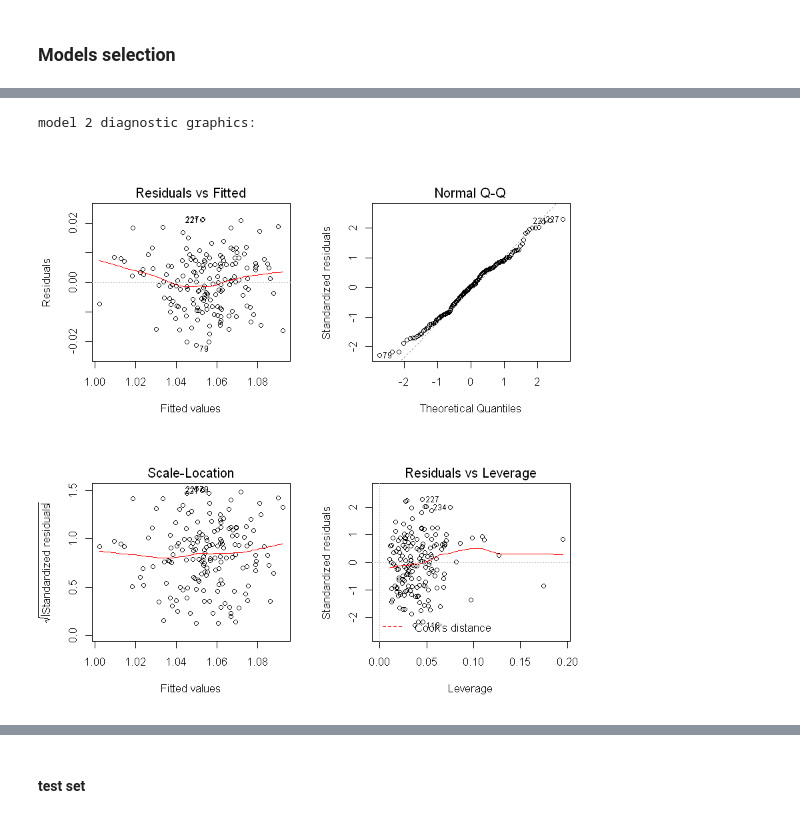
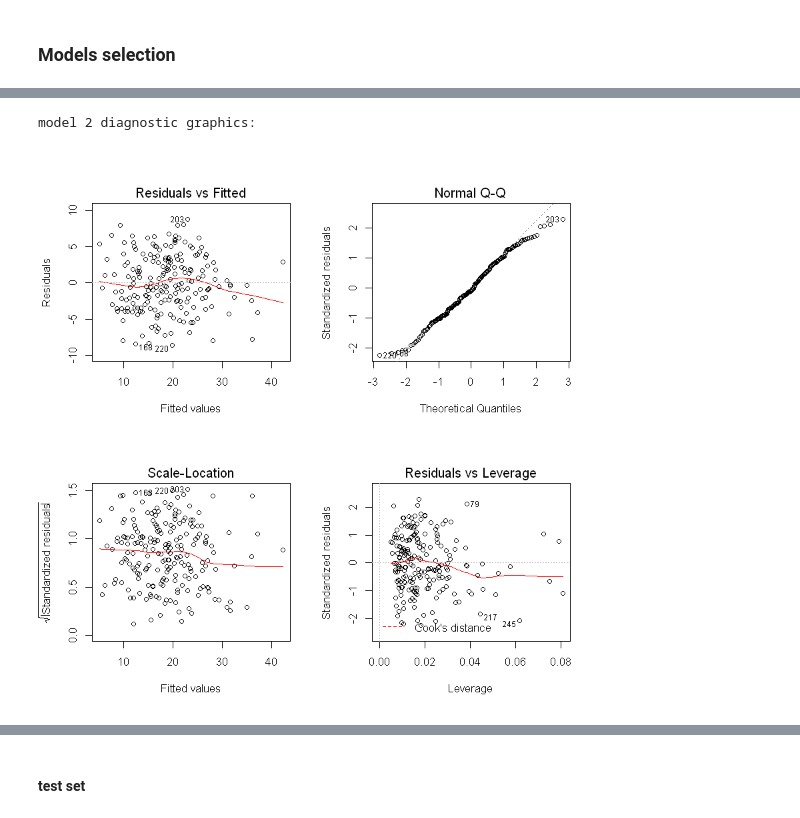
Before and after one commit to jwu424/628Module2, a Jupyter notebook: stepwise regression.ipynb, the cells around one changed output, grey strips where cells are left out. Saved outputs shown, nothing was run; the diff lists cells and outputs as text; code cells hidden in the pictures.

```diff
--- a/stepwise regression.ipynb
+++ b/stepwise regression.ipynb
@@ -123,2 +70,6 @@ Coefficients:
+# %%
+aic.both = index(step(m,direction="both",k=2,trace=0))
+aic.back = index(step(m,direction="backward",k=2,trace=0))
+aic.for = index(step(m,direction="forward",k=2,trace=0))
 # %% [markdown]
 #### BIC criterion
@@ -166,3 +76,8 @@ best.bic = bestglm(train.renamed, IC = "BIC")$BestModel
+# %%
+n=nrow(train);p=ncol(train[,-1])
+bic.both = index(step(m,direction="both",k=log(n),trace=0))
+bic.back = index(step(m,direction="backward",k=log(n),trace=0))
+bic.for = index(step(m,direction="forward",k=log(n),trace=0))
 # %%
 plot(m.regsub, scale = 'bic')
 # %% [output]
@@ -187,10 +89,10 @@ ind.4 = c("AGE","WEIGHT","NECK","CHEST","ABDOMEN","HIP",
+# %%
+candidate = unique(list(aic.both,aic.back,bic.both,bic.back))
 # %% [markdown]
 ### Models selection
 # %%
-m1 = lm(train$DENSITY~.,train[,ind.1])
-m2 = lm(train$DENSITY~.,train[,ind.2])
-m3 = lm(train$DENSITY~.,train[,ind.3])
-m4 = lm(train$DENSITY~.,train[,ind.4])
+m1 = lm(train$BODYFAT~.,train[,candidate[[1]]])
+m2 = lm(train$BODYFAT~.,train[,candidate[[2]]])
 # %%
 model.extract=function(model){
   r = model$residuals
@@ -224,7 +124,8 @@ model 1 diagnostic graphics:
 # %%
 par(mfrow=c(2,2))
 cat("model 2 diagnostic graphics:\n")
 plot(m2)
+par(mfrow=c(1,1))
 # %% [output]
 model 2 diagnostic graphics:
-[figure, old version]
+[figure, new version]
```
Also changed, not shown: parts of 25 cells of this notebook.
